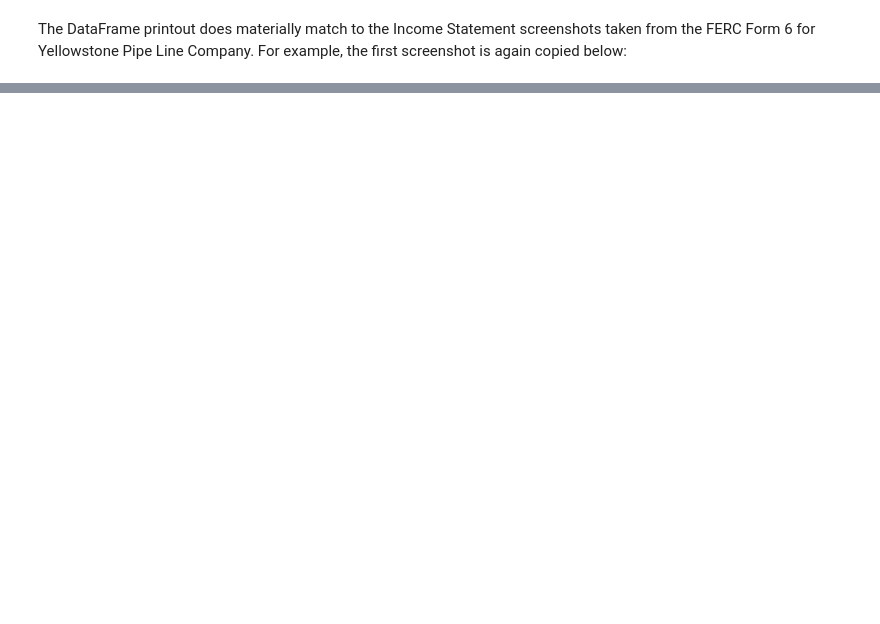
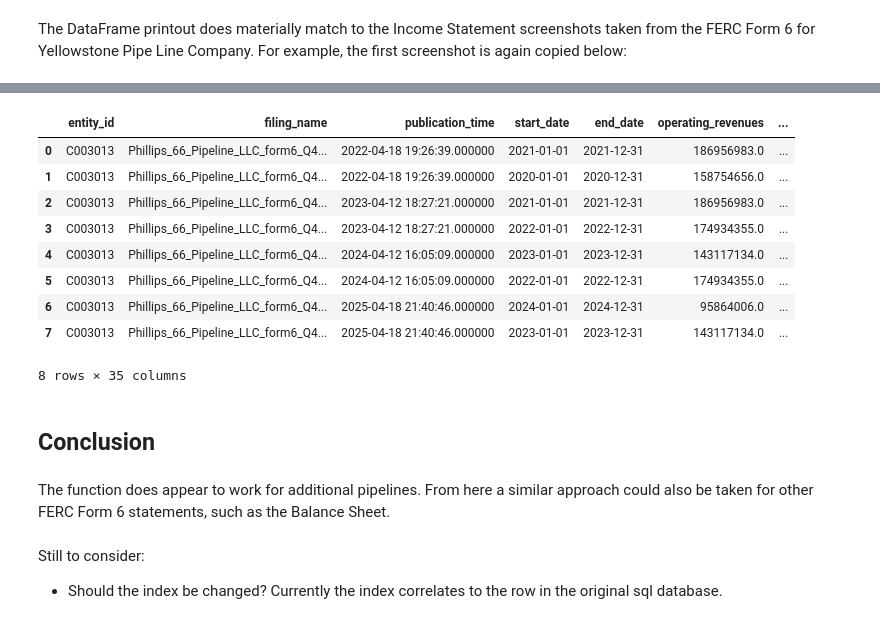
Before and after one commit to DougRoehm/pudl-ferc-data-extract, a Jupyter notebook: ferc6_ypl.ipynb, the cells around one changed output, grey strips where cells are left out. Saved outputs shown, nothing was run; the diff lists cells and outputs as text; code cells hidden in the pictures; blank space fills up the shorter version.

```diff
--- a/ferc6_ypl.ipynb
+++ b/ferc6_ypl.ipynb
@@ -195,0 +361,20 @@ conn.close()
+# %%
+df_p66_pipeline
+# %% [output]
+|  | entity_id | filing_name | publication_time | start_date | end_date | operating_revenues | ... |
+| 0 | C003013 | Phillips_66_Pipeline_LLC_form6_Q4... | 2022-04-18 19:26:39.000000 | 2021-01-01 | 2021-12-31 | 186956983.0 | ... |
+| 1 | C003013 | Phillips_66_Pipeline_LLC_form6_Q4... | 2022-04-18 19:26:39.000000 | 2020-01-01 | 2020-12-31 | 158754656.0 | ... |
+| 2 | C003013 | Phillips_66_Pipeline_LLC_form6_Q4... | 2023-04-12 18:27:21.000000 | 2021-01-01 | 2021-12-31 | 186956983.0 | ... |
+| 3 | C003013 | Phillips_66_Pipeline_LLC_form6_Q4... | 2023-04-12 18:27:21.000000 | 2022-01-01 | 2022-12-31 | 174934355.0 | ... |
+| 4 | C003013 | Phillips_66_Pipeline_LLC_form6_Q4... | 2024-04-12 16:05:09.000000 | 2023-01-01 | 2023-12-31 | 143117134.0 | ... |
+| 5 | C003013 | Phillips_66_Pipeline_LLC_form6_Q4... | 2024-04-12 16:05:09.000000 | 2022-01-01 | 2022-12-31 | 174934355.0 | ... |
+| 6 | C003013 | Phillips_66_Pipeline_LLC_form6_Q4... | 2025-04-18 21:40:46.000000 | 2024-01-01 | 2024-12-31 | 95864006.0 | ... |
+| 7 | C003013 | Phillips_66_Pipeline_LLC_form6_Q4... | 2025-04-18 21:40:46.000000 | 2023-01-01 | 2023-12-31 | 143117134.0 | ... |
+8 rows × 35 columns
+# %% [markdown]
+## Conclusion
+# %% [markdown]
+The function does appear to work for additional pipelines. From here a similar approach could also be taken for other FERC Form 6 statements, such as the Balance Sheet.
+# %% [markdown]
+Still to consider:
+- Should the index be changed? Currently the index correlates to the row in the original sql database.
```
Also changed, not shown: parts of 24 cells of this notebook.
